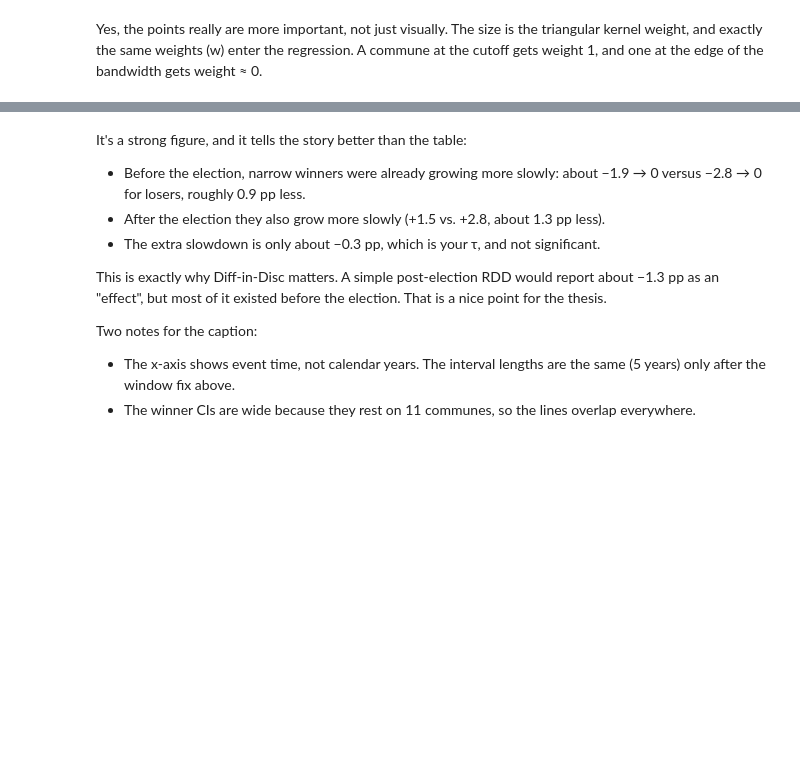
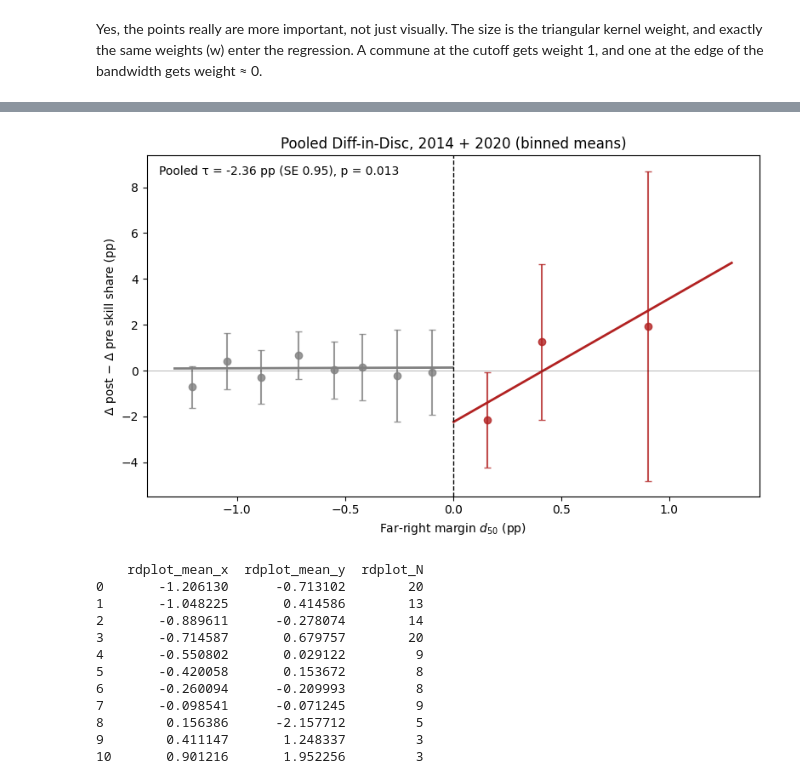
Before and after one commit to Tobias-Bue/far-right-rdd-thesis, a Jupyter notebook: Outcome_Variables_female.ipynb, the cells around one changed output, grey strips where cells are left out. Cells and saved outputs as stored; diff of their text form; code cells hidden in the pictures; blank space fills up the shorter version.

```diff
--- a/Outcome_Variables_female.ipynb
+++ b/Outcome_Variables_female.ipynb
@@ -24,6 +24,11 @@ election_year
 2014    513
 2020    285
 Name: count, dtype: int64
+# %%
+# Level relative to last pre-election census (k = 0), in pp
+df['d_m2'] = -(df['skill_share_trend'] + df['skill_share_trend2']) * 100   # 1999 (2014 cycle only)
+df['d_m1'] = -df['skill_share_trend'] * 100                                 # 2006 / 2010
+df['d_p1'] = df['delta_skill_share'] * 100                                  # 2016 / 2021
 # %% [markdown]
 ## Bandwidth selection
 # %%
@@ -277,13 +239,48 @@ plot-implied τ = -2.453 pp | table = -2.362 pp
-# %% [markdown]
-It's a strong figure, and it tells the story better than the table:
-
-- Before the election, narrow winners were already growing more slowly: about −1.9 → 0 versus −2.8 → 0 for losers, roughly 0.9 pp less.
-- After the election they also grow more slowly (+1.5 vs. +2.8, about 1.3 pp less).
-- The extra slowdown is only about −0.3 pp, which is your τ, and not significant.
-
-This is exactly why Diff-in-Disc matters. A simple post-election RDD would report about −1.3 pp as an "effect", but most of it existed before the election. That is a nice point for the thesis.
-
-Two notes for the caption:
-
-- The x-axis shows event time, not calendar years. The interval lengths are the same (5 years) only after the window fix above.
-- The winner CIs are wide because they rest on 11 communes, so the lines overlap everywhere.
+# %%
+from rdrobust import rdplot
+
+# ── Pooled Diff-in-Disc, binned (rdplot) ──
+h = h_pooled
+d = df[df['d_50'].abs() <= h].dropna(subset=['delta_skill_share', 'skill_share_trend']).copy()
+d['dy'] = (d['delta_skill_share'] - d['skill_share_trend']) * 100                   # Δpost − Δpre, pp
+d['dy'] -= d[d['treat'] == 0].groupby('election_year')['dy'].mean().reindex(d['election_year']).values  # ≈ cycle FE
+
+# Same specification as the estimator: local-linear, triangular kernel, bandwidth h.
+# Few treated units -> fix the bins manually; the data-driven selectors give 1–2 bins on the right.
+rd = rdplot(y=d['dy'], x=d['d_50'], c=0, p=1, h=h, kernel='triangular',
+            nbins=[8, 4], ci=95, hide=True)                                         # [left, right] bins
+
+bins, poly = rd.vars_bins, rd.vars_poly
+fig, ax = plt.subplots(figsize=(8, 5))
+for side, color in [(bins['rdplot_mean_x'] < 0, 'grey'), (bins['rdplot_mean_x'] >= 0, 'firebrick')]:
+    b = bins[side]
+    ax.errorbar(b['rdplot_mean_x'], b['rdplot_mean_y'],
+                yerr=[b['rdplot_mean_y'] - b['rdplot_ci_l'], b['rdplot_ci_r'] - b['rdplot_mean_y']],
+                fmt='o', color=color, ms=6, capsize=3, alpha=0.8)                   # bin means + 95% CI
+for side, color in [(poly['rdplot_x'] < 0, 'grey'), (poly['rdplot_x'] > 0, 'firebrick')]:
+    p_ = poly[side]
+    ax.plot(p_['rdplot_x'], p_['rdplot_y'], color=color, lw=2)                      # local-linear fit
+
+est, se, p = (model_pooled_base.params['treat:post'] * 100, model_pooled_base.bse['treat:post'] * 100,
+              model_pooled_base.pvalues['treat:post'])
+ax.axvline(0, color='black', ls='--', lw=1); ax.axhline(0, color='black', lw=0.5, alpha=0.4)
+ax.text(0.02, 0.97, f"Pooled τ = {est:.2f} pp (SE {se:.2f}), p = {p:.3f}", transform=ax.transAxes, va='top')
+ax.set_xlabel('Far-right margin $d_{50}$ (pp)'); ax.set_ylabel('Δ post − Δ pre skill share (pp)')
+ax.set_title('Pooled Diff-in-Disc, 2014 + 2020 (binned means)')
+plt.tight_layout(); plt.savefig('diffindisc_pooled_binned.pdf', bbox_inches='tight'); plt.show()
+
+print(bins[['rdplot_mean_x', 'rdplot_mean_y', 'rdplot_N']])                         # check obs per bin
+# %% [output]
+[figure, added]
+    rdplot_mean_x  rdplot_mean_y  rdplot_N
+0       -1.206130      -0.713102        20
+1       -1.048225       0.414586        13
+2       -0.889611      -0.278074        14
+3       -0.714587       0.679757        20
+4       -0.550802       0.029122         9
+5       -0.420058       0.153672         8
+6       -0.260094      -0.209993         8
+7       -0.098541      -0.071245         9
+8        0.156386      -2.157712         5
+9        0.411147       1.248337         3
+10       0.901216       1.952256         3
```
Also changed, not shown: parts of 6 cells of this notebook, 1 other file.
